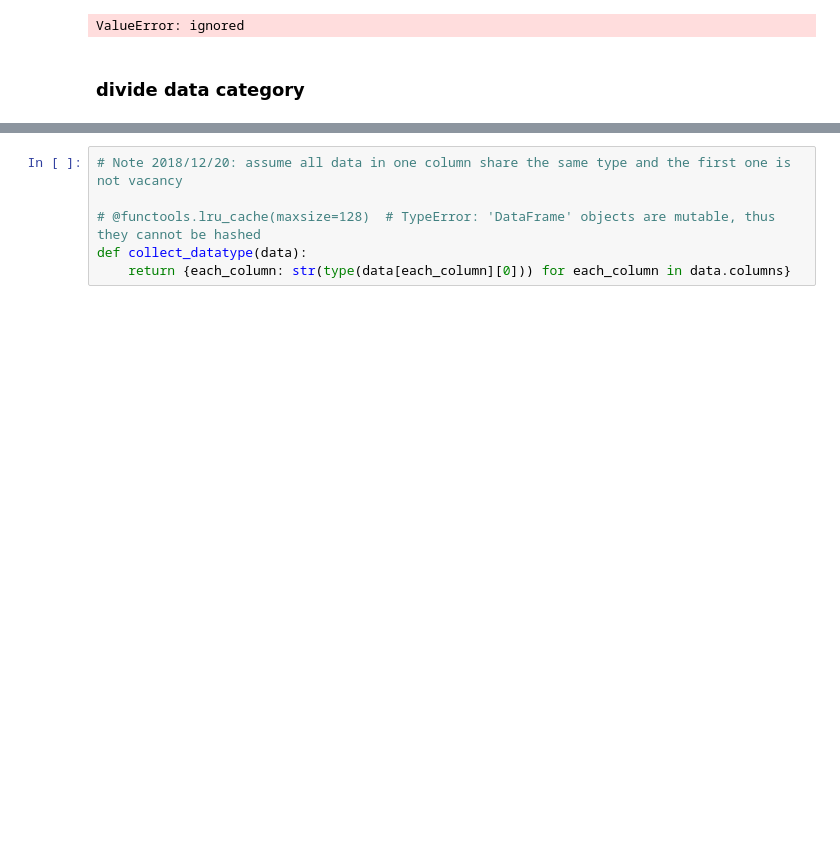
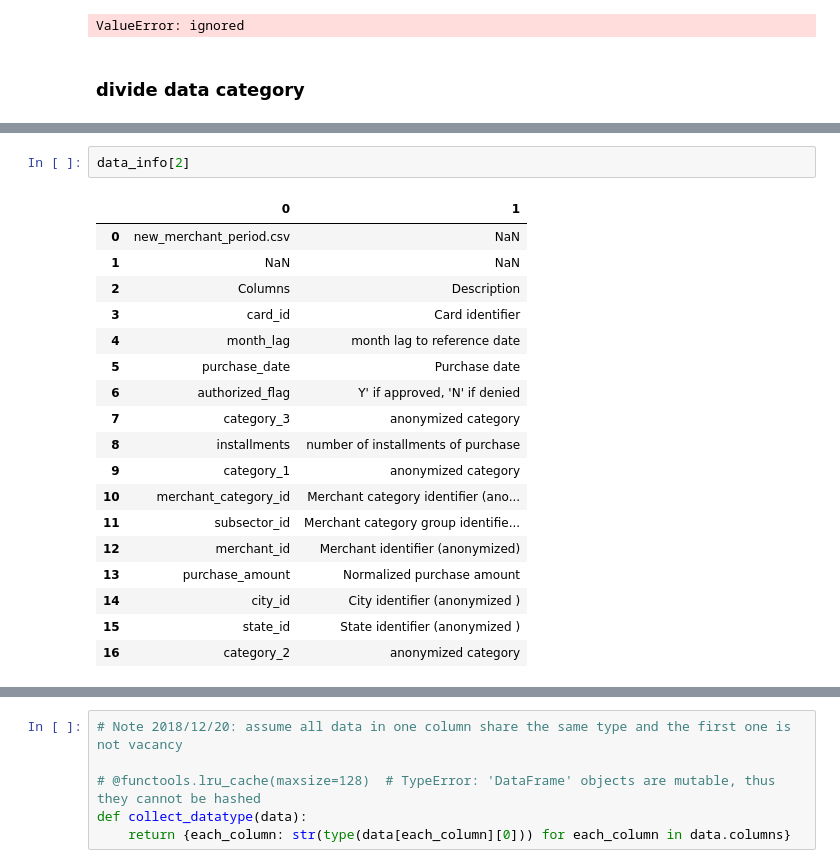
Before and after one commit to PaperStrange/AIProjectManger, a Jupyter notebook: utils/data_process.ipynb, the cells around one changed output, grey strips where cells are left out. Drawn from its saved outputs; the diff is of its cells as text; blank space fills up the shorter version.

```diff
--- a/utils/data_process.ipynb
+++ b/utils/data_process.ipynb
@@ -456,0 +489,21 @@ for indent in range(4):
+# %%
+data_info[2]
+# %% [output]
+|  | 0 | 1 |
+| 0 | new_merchant_period.csv | NaN |
+| 1 | NaN | NaN |
+| 2 | Columns | Description |
+| 3 | card_id | Card identifier |
+| 4 | month_lag | month lag to reference date |
+| 5 | purchase_date | Purchase date |
+| 6 | authorized_flag | Y' if approved, 'N' if denied |
+| 7 | category_3 | anonymized category |
+| 8 | installments | number of installments of purchase |
+| 9 | category_1 | anonymized category |
+| 10 | merchant_category_id | Merchant category identifier (ano... |
+| 11 | subsector_id | Merchant category group identifie... |
+| 12 | merchant_id | Merchant identifier (anonymized) |
+| 13 | purchase_amount | Normalized purchase amount |
+| 14 | city_id | City identifier (anonymized ) |
+| 15 | state_id | State identifier (anonymized ) |
+| 16 | category_2 | anonymized category |
```
Also changed, not shown: parts of 13 cells of this notebook, 3 other files.
